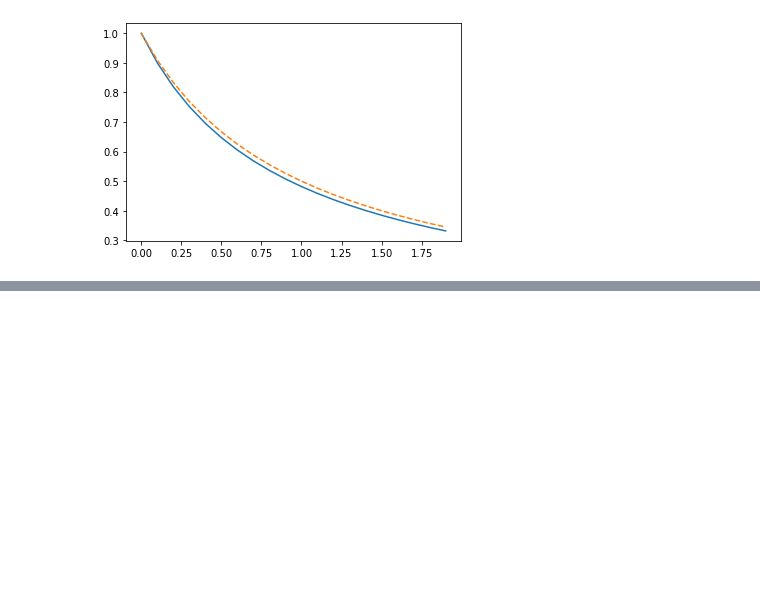
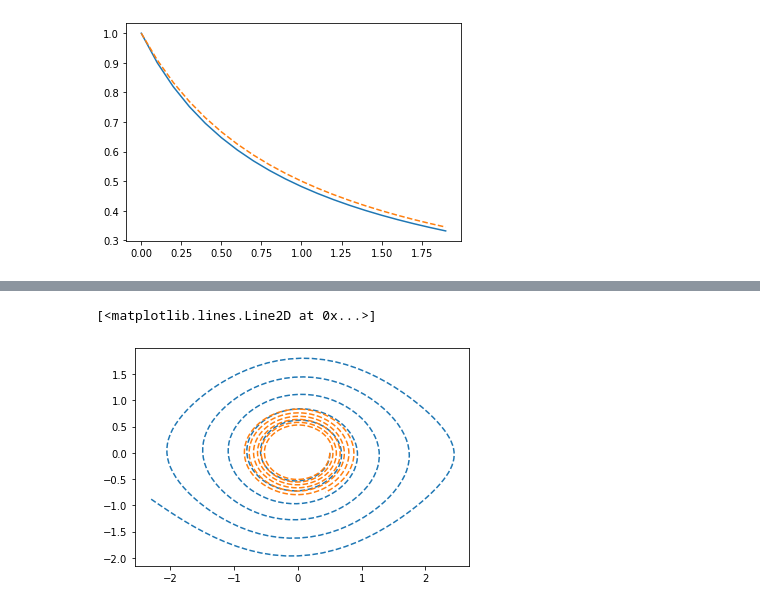
Before and after one commit to UZerbinati/Suite, a Jupyter notebook: Docs/ODE/NonLinearODE.ipynb, the cells around one changed output, grey strips where cells are left out. Drawn from its saved outputs; the diff is of its cells as text; code cells hidden in the pictures; blank space fills up the shorter version.

```diff
--- a/Docs/ODE/NonLinearODE.ipynb
+++ b/Docs/ODE/NonLinearODE.ipynb
@@ -32,0 +71,6 @@ plt.plot(H,[1/(h+1) for h in H],"--")
+# %%
+plt.plot(Theta,V,"--")
+plt.plot(Theta2,V2,"--")
+# %% [output]
+[<matplotlib.lines.Line2D at 0x...>]
+[figure, added]
```
Also changed, not shown: parts of 8 cells of this notebook, 18 other files.
